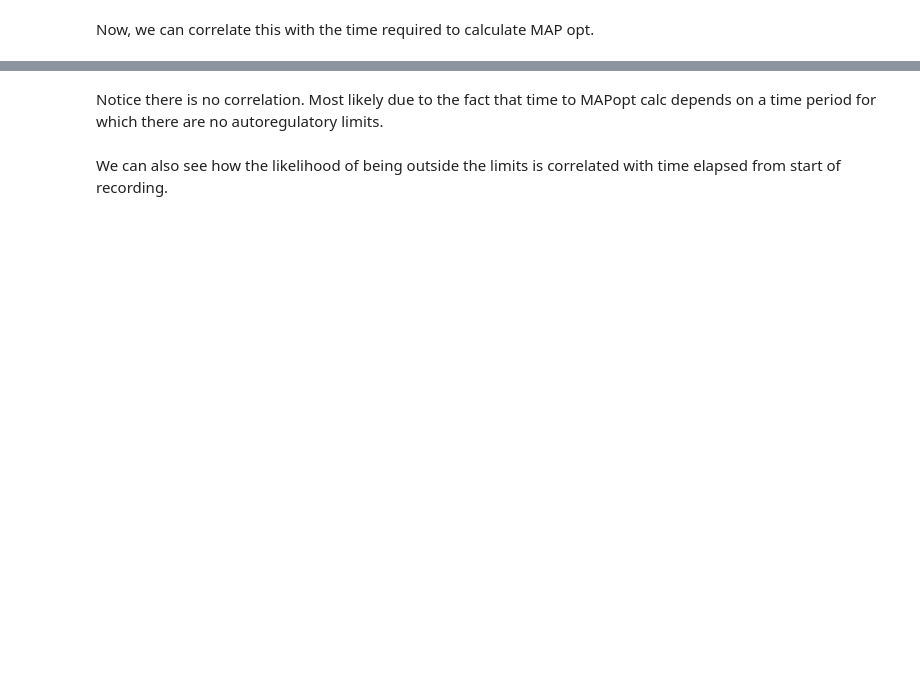
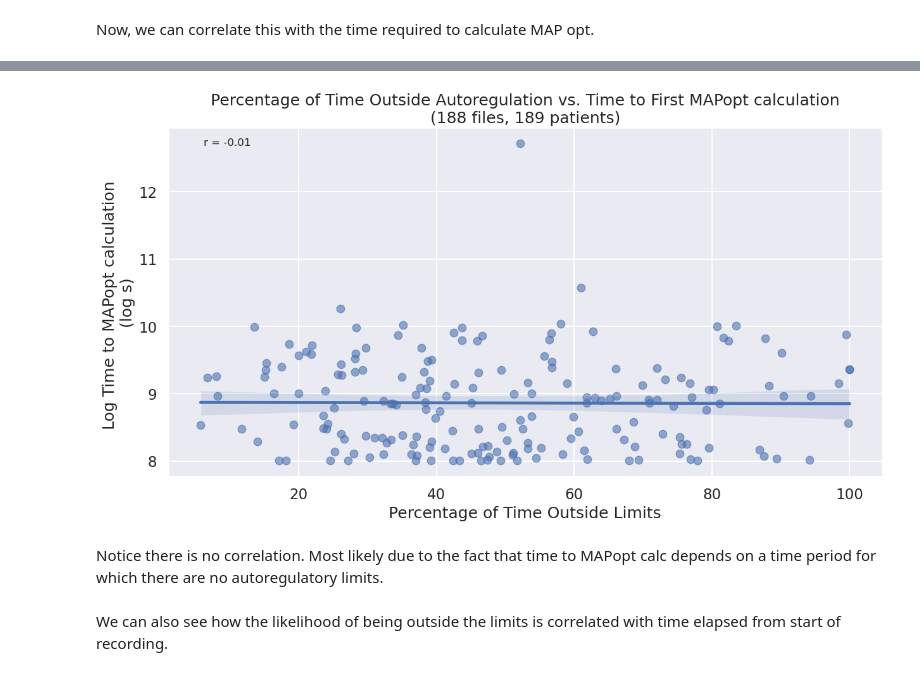
Before and after one commit to mattrosati/accelerate, a Jupyter notebook: notebooks/outside_limits.ipynb, the cells around one changed output, grey strips where cells are left out. Saved outputs shown, nothing was run; the diff lists cells and outputs as text; code cells hidden in the pictures; blank space fills up the shorter version.

```diff
--- a/notebooks/outside_limits.ipynb
+++ b/notebooks/outside_limits.ipynb
@@ -89,4 +92,5 @@ with h5py.File(global_path, "r") as f:
 true_false_df = pd.DataFrame(true_false).transpose()
 bool_in_out_df = pd.concat(ins)
 bool_in_out_df.describe()
+true_false_df = true_false_df.rename(columns={true_false_df.columns[0]: 'in_percent'})
 # %%
@@ -133,8 +141,8 @@ with h5py.File(global_path, "r") as f:
         if f[f"{pt}/processed/in_out_{mode}"].attrs["no_label_overlap"]:
             continue
         else:
-            time_to_mapopt = find_time_elapsed(str(pt).split("_")[0], calc, labels_path)
+            time_to_mapopt = find_time_elapsed(str(pt), calc, labels_path, time="s", start_time=int(f[f"{pt}/raw/"].attrs["dataStartTimeUnix"][0]))
             rows.append([time_to_mapopt, str(pt)])
     elapsed_times = pd.DataFrame(rows, columns=['time', 'ptid'])
     elapsed_times_idx = elapsed_times.set_index('ptid').dropna()
-print(list(elapsed_times_idx.index))
+    elapsed_times_idx = elapsed_times_idx[elapsed_times_idx > 0]
@@ -141,3 +152,6 @@ print(list(elapsed_times_idx.index))
 # %%
 # merge dfs
-timevpercent = pd.merge(true_false_df, elapsed_times_idx, left_index=True, right_index=True)
+timevpercent = pd.merge(1 - true_false_df, elapsed_times_idx, left_index=True, right_index=True, how='inner')
+timevpercent = timevpercent.rename(columns={'in_percent' : 'out_percent'})
+timevpercent = timevpercent[timevpercent['time'] > 0]
+timevpercent
@@ -144,28 +172,31 @@ timevpercent = pd.merge(true_false_df, elapsed_times_idx, left_index=True, right
 # %%
-r, p = pearsonr(timevpercent["0_x"], np.log(timevpercent["0_y"]))
+x, y = timevpercent["out_percent"], np.log(timevpercent["time"])
+r, p = pearsonr(x, y)
 # %%
 # plot correlation
 fig, ax = plt.subplots(figsize=(12,6))
 fig.tight_layout(pad=0)
-sns.regplot(x = timevpercent["0_x"]*100, y = np.log(timevpercent["0_y"]/(60*60)), scatter_kws={'alpha':0.6})
+sns.regplot(x = x*100, y = np.log(timevpercent["time"]), scatter_kws={'alpha':0.6})
 ax.set_title(f"Percentage of Time Outside Autoregulation vs. Time to First MAPopt calculation\n({timevpercent.shape[0]} files, 189 patients)")
 ax.set_xlabel('Percentage of Time Outside Limits')
-ax.set_ylabel("Log Time to MAPopt calculation \n(log hr)")
+ax.set_ylabel("Log Time to MAPopt calculation \n(log s)")
 # ax.set_ylim(7.5, 11)
 # ax.set_xticks(np.arange(0, 1, 0.1), minor=True)
 
 # mean_value = pd.Series(percent_time).mean()
 # ax.axvline(x=mean_value * 100, color='red', linestyle='--', label=f'Mean: {mean_value * 100:.0f}%')
 # ax.legend()
 
 # med_value = pd.Series(percent_time).median()
 # ax.axvline(x=med_value * 100, color='green', linestyle='--', label=f'Median: {med_value * 100:.0f}%')
 # ax.legend()
 plt.text(0.05, 0.95, f"r = {r:.2f}", transform=plt.gca().transAxes, fontsize=12)
 
 # img_name = f"in_out_percent_distribution.png"
 # plt.savefig(os.path.join(img_dir, img_name), bbox_inches='tight')
 plt.show()
+# %% [output]
+[figure, added]
 # %% [markdown]
 Notice there is no correlation. Most likely due to the fact that time to MAPopt calc depends on a time period for which there are no autoregulatory limits.
 # %% [markdown]
```
Also changed, not shown: parts of 25 cells of this notebook, 4 other files.
